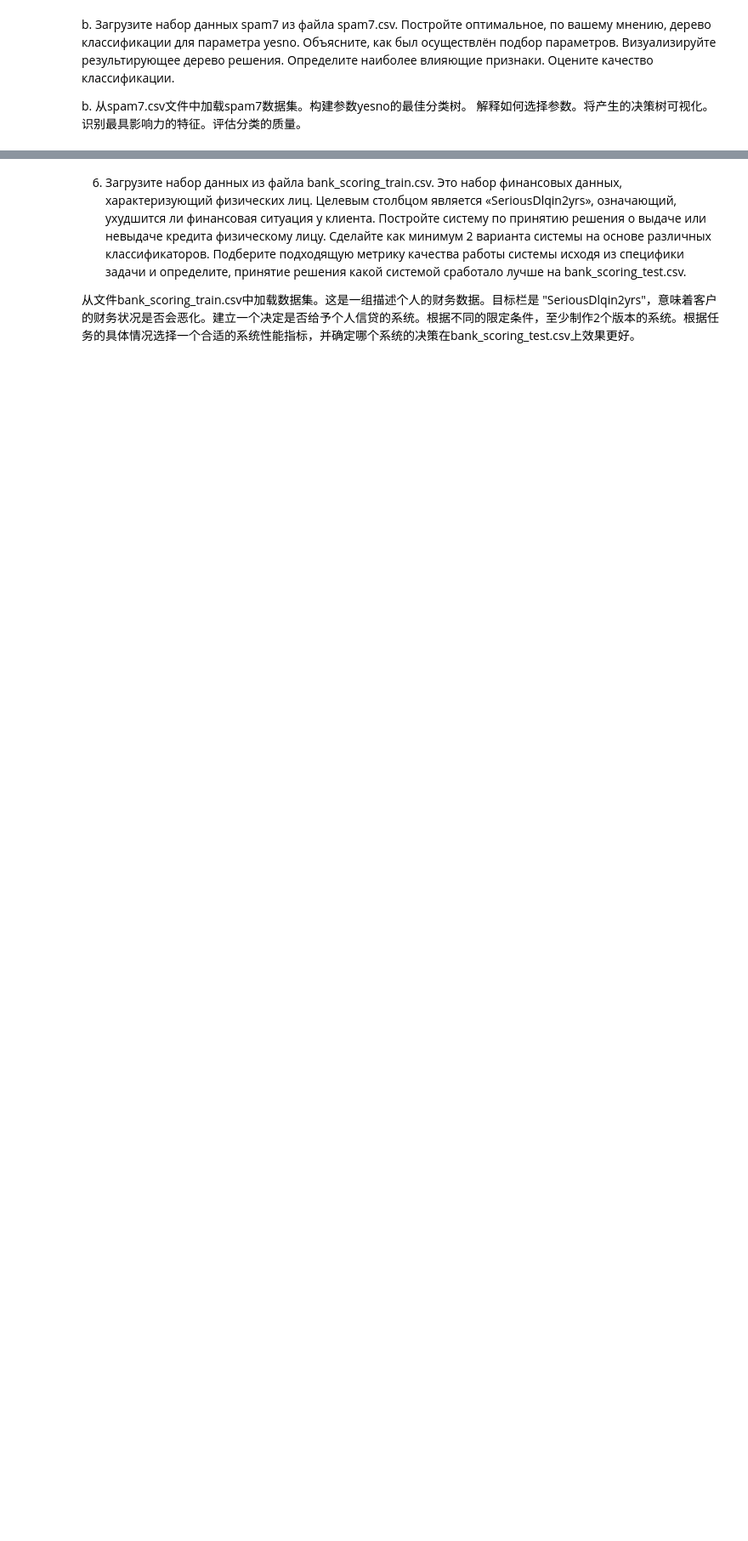
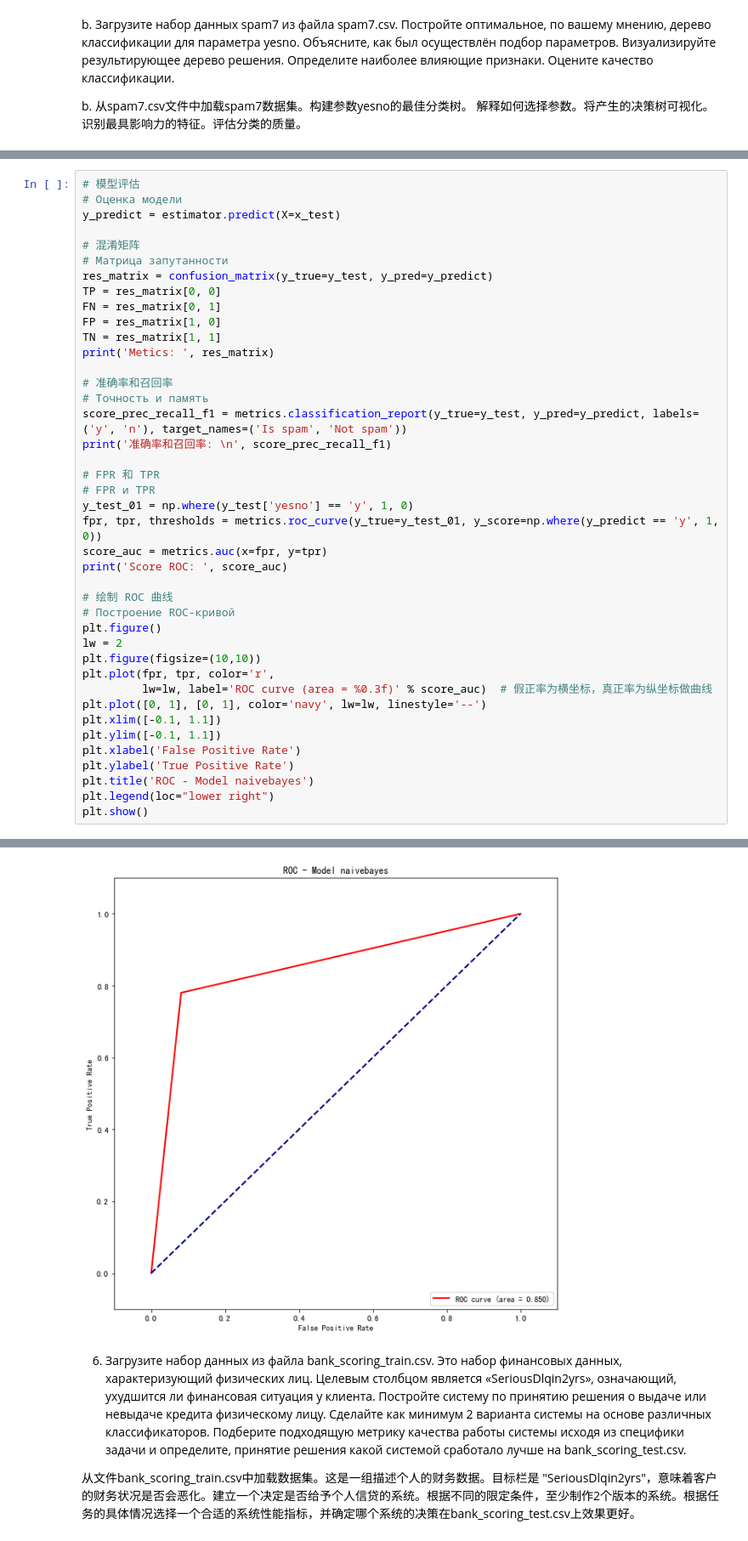
Before and after one commit to NekoSilverFox/Machine-learning, a Jupyter notebook: 129 - SPbSTU - lab1/100 - SPbSTU - lab1.ipynb, the cells around one changed output, grey strips where cells are left out. Shown at 85% size. Drawn from its saved outputs; the diff is of its cells as text; blank space fills up the shorter version.

```diff
--- a/129 - SPbSTU - lab1/100 - SPbSTU - lab1.ipynb
+++ b/129 - SPbSTU - lab1/100 - SPbSTU - lab1.ipynb
@@ -580,3 +580,45 @@ Result CV: {'mean_fit_time': array([0.00249913, 0.00229144, 0.00227759, 0.002271
        237, 170, 226, 300, 307, 264, 293, 335, 300, 282, 178, 188, 226,
        170, 243, 243, 314, 144, 215, 314, 323, 300, 293, 343, 308, 282,
        178, 188, 226, 170, 243, 243], dtype=int32)}
+# %%
+# 模型评估
+# Оценка модели
+y_predict = estimator.predict(X=x_test)
+
+# 混淆矩阵
+# Матрица запутанности
+res_matrix = confusion_matrix(y_true=y_test, y_pred=y_predict)
+TP = res_matrix[0, 0]
+FN = res_matrix[0, 1]
+FP = res_matrix[1, 0]
+TN = res_matrix[1, 1]
+print('Metics: ', res_matrix)
+
+# 准确率和召回率
+# Точность и память
+score_prec_recall_f1 = metrics.classification_report(y_true=y_test, y_pred=y_predict, labels=('y', 'n'), target_names=('Is spam', 'Not spam'))
+print('准确率和召回率: \n', score_prec_recall_f1)
+
+# FPR 和 TPR
+# FPR и TPR
+y_test_01 = np.where(y_test['yesno'] == 'y', 1, 0)
+fpr, tpr, thresholds = metrics.roc_curve(y_true=y_test_01, y_score=np.where(y_predict == 'y', 1, 0))
+score_auc = metrics.auc(x=fpr, y=tpr)
+print('Score ROC: ', score_auc)
+
+# 绘制 ROC 曲线
+# Построение ROC-кривой
+plt.figure()
+lw = 2
+plt.figure(figsize=(10,10))
+plt.plot(fpr, tpr, color='r',
+         lw=lw, label='ROC curve (area = %0.3f)' % score_auc)  # 假正率为横坐标，真正率为纵坐标做曲线
+plt.plot([0, 1], [0, 1], color='navy', lw=lw, linestyle='--')
+plt.xlim([-0.1, 1.1])
+plt.ylim([-0.1, 1.1])
+plt.xlabel('False Positive Rate')
+plt.ylabel('True Positive Rate')
+plt.title('ROC - Model naivebayes')
+plt.legend(loc="lower right")
+plt.show()
+# %% [output]
@@ -583,3 +639,4 @@ Result CV: {'mean_fit_time': array([0.00249913, 0.00229144, 0.00227759, 0.002271
+[figure, added]
 # %% [markdown]
 6.	Загрузите набор данных из файла bank_scoring_train.csv. Это набор финансовых данных, характеризующий физических лиц. Целевым столбцом является «SeriousDlqin2yrs», означающий, ухудшится ли финансовая ситуация у клиента. Постройте систему по принятию решения о выдаче или невыдаче кредита физическому лицу. Сделайте как минимум 2 варианта системы на основе различных классификаторов. Подберите подходящую метрику качества работы системы исходя из специфики задачи и определите, принятие решения какой системой сработало лучше на bank_scoring_test.csv.
 
```
Also changed, not shown: parts of 10 cells of this notebook.
